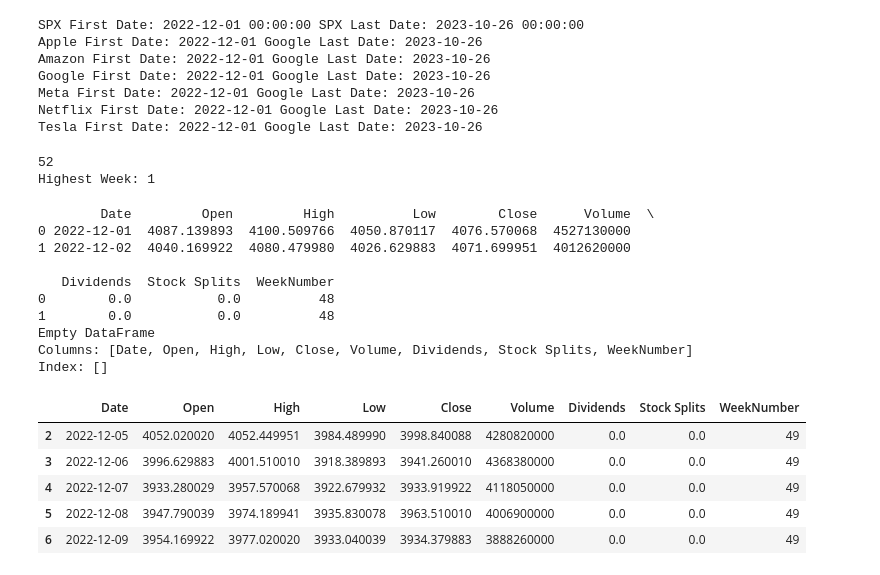
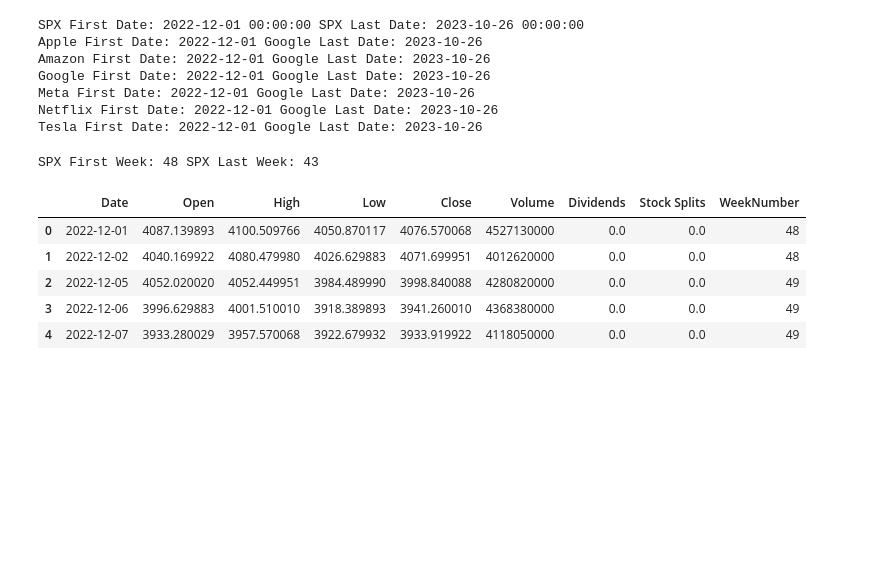
Before and after one commit to elenagin/Smart-Investment-Example, a Jupyter notebook: part1.ipynb, the cells around one changed output. Cells and saved outputs as stored; diff of their text form; code cells hidden in the pictures; blank space fills up the shorter version.

Commit message:
remocing the first and last week

```diff
--- a/part1.ipynb
+++ b/part1.ipynb
@@ -74,39 +74,17 @@ Google First Date: 2022-12-01 Google Last Date: 2023-10-26
 Meta First Date: 2022-12-01 Google Last Date: 2023-10-26
 Netflix First Date: 2022-12-01 Google Last Date: 2023-10-26
 Tesla First Date: 2022-12-01 Google Last Date: 2023-10-26
-# %%
-# Get week numbers
-df_spx['WeekNumber'] = pd.to_datetime(df_spx['Date']).dt.isocalendar().week
-print(df_spx['WeekNumber'].max())
-lowest_week = df_spx['WeekNumber'].min()
-print("Highest Week:", lowest_week)
-# %% [output]
-52
-Highest Week: 1
 # %%
+print("SPX First Week:", df_spx['Date'].min().isocalendar().week, "SPX Last Week:", df_spx['Date'].max().isocalendar().week)
 df_spx['WeekNumber'] = pd.to_datetime(df_spx['Date']).dt.isocalendar().week
-print(df_spx[df_spx['WeekNumber'] == 48])
-filtered_df = df_spx[~((df_spx['WeekNumber'] == 48) & (df_spx['Date'].dt.year == 2022))]
-print(filtered_df[filtered_df['WeekNumber'] == 48])
+filtered_df = df_spx[~((df_spx['WeekNumber'] == df_spx['Date'].min().isocalendar().week) & (df_spx['Date'].dt.year == 2022))]
+filtered_df = df_spx[~((df_spx['WeekNumber'] == df_spx['Date'].max().isocalendar().week) & (df_spx['Date'].dt.year == 2023))]
 filtered_df.head(5)
-
-# bla
-# df_spx[~((df_spx['WeekNumber'] == 43) & (df_spx['Date'].dt.year == 2023))]
-# filtered_df = df_spx[~((df_spx['WeekNumber'] == 43) & (df_spx['Date'].dt.year == 2023))]
 # %% [output]
-        Date         Open         High          Low        Close      Volume  \
-0 2022-12-01  4087.139893  4100.509766  4050.870117  4076.570068  4527130000
-1 2022-12-02  4040.169922  4080.479980  4026.629883  4071.699951  4012620000
-
-   Dividends  Stock Splits  WeekNumber
-0        0.0           0.0          48
-1        0.0           0.0          48
-Empty DataFrame
-Columns: [Date, Open, High, Low, Close, Volume, Dividends, Stock Splits, WeekNumber]
-Index: []
+SPX First Week: 48 SPX Last Week: 43
 |  | Date | Open | High | Low | Close | Volume | Dividends | Stock Splits | WeekNumber |
+| 0 | 2022-12-01 | 4087.139893 | 4100.509766 | 4050.870117 | 4076.570068 | 4527130000 | 0.0 | 0.0 | 48 |
+| 1 | 2022-12-02 | 4040.169922 | 4080.479980 | 4026.629883 | 4071.699951 | 4012620000 | 0.0 | 0.0 | 48 |
 | 2 | 2022-12-05 | 4052.020020 | 4052.449951 | 3984.489990 | 3998.840088 | 4280820000 | 0.0 | 0.0 | 49 |
 | 3 | 2022-12-06 | 3996.629883 | 4001.510010 | 3918.389893 | 3941.260010 | 4368380000 | 0.0 | 0.0 | 49 |
 | 4 | 2022-12-07 | 3933.280029 | 3957.570068 | 3922.679932 | 3933.919922 | 4118050000 | 0.0 | 0.0 | 49 |
-| 5 | 2022-12-08 | 3947.790039 | 3974.189941 | 3935.830078 | 3963.510010 | 4006900000 | 0.0 | 0.0 | 49 |
-| 6 | 2022-12-09 | 3954.169922 | 3977.020020 | 3933.040039 | 3934.379883 | 3888260000 | 0.0 | 0.0 | 49 |
```
